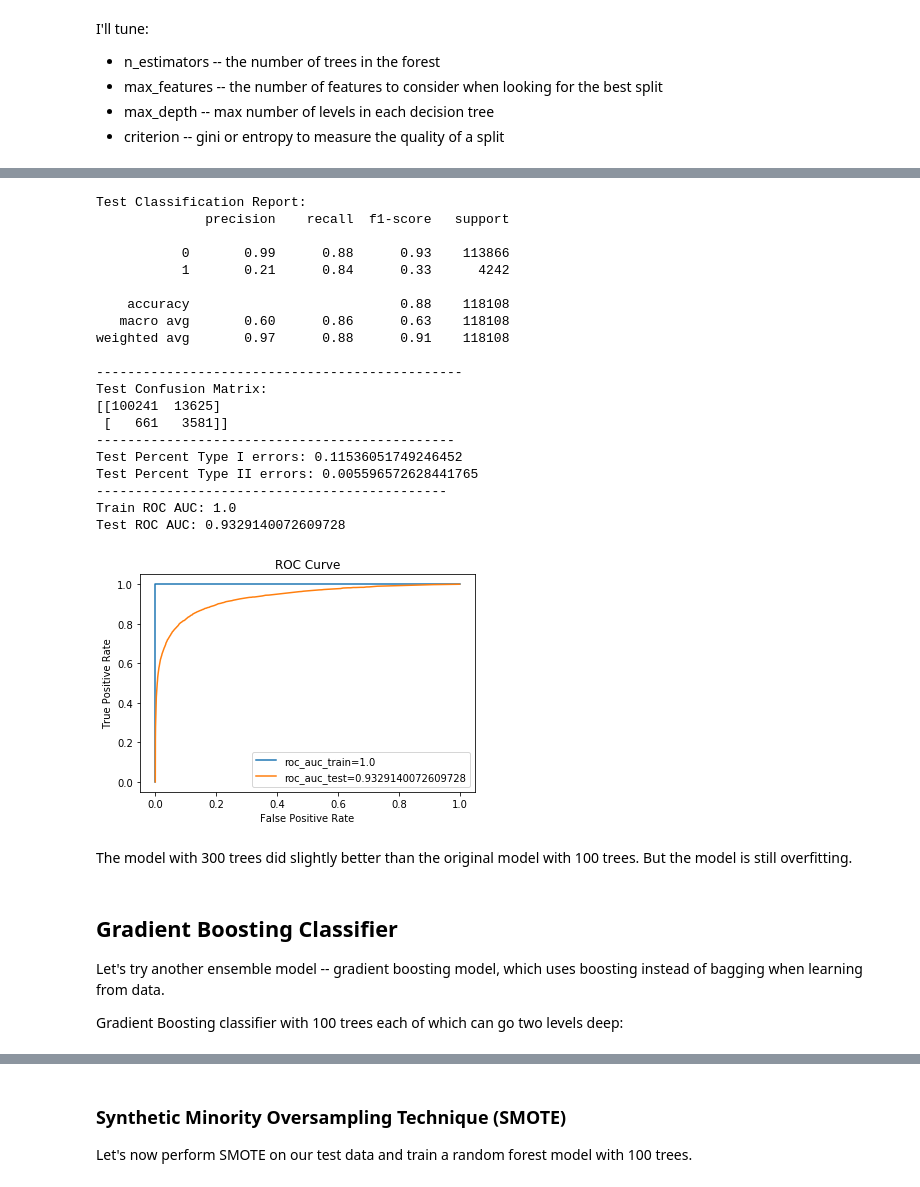
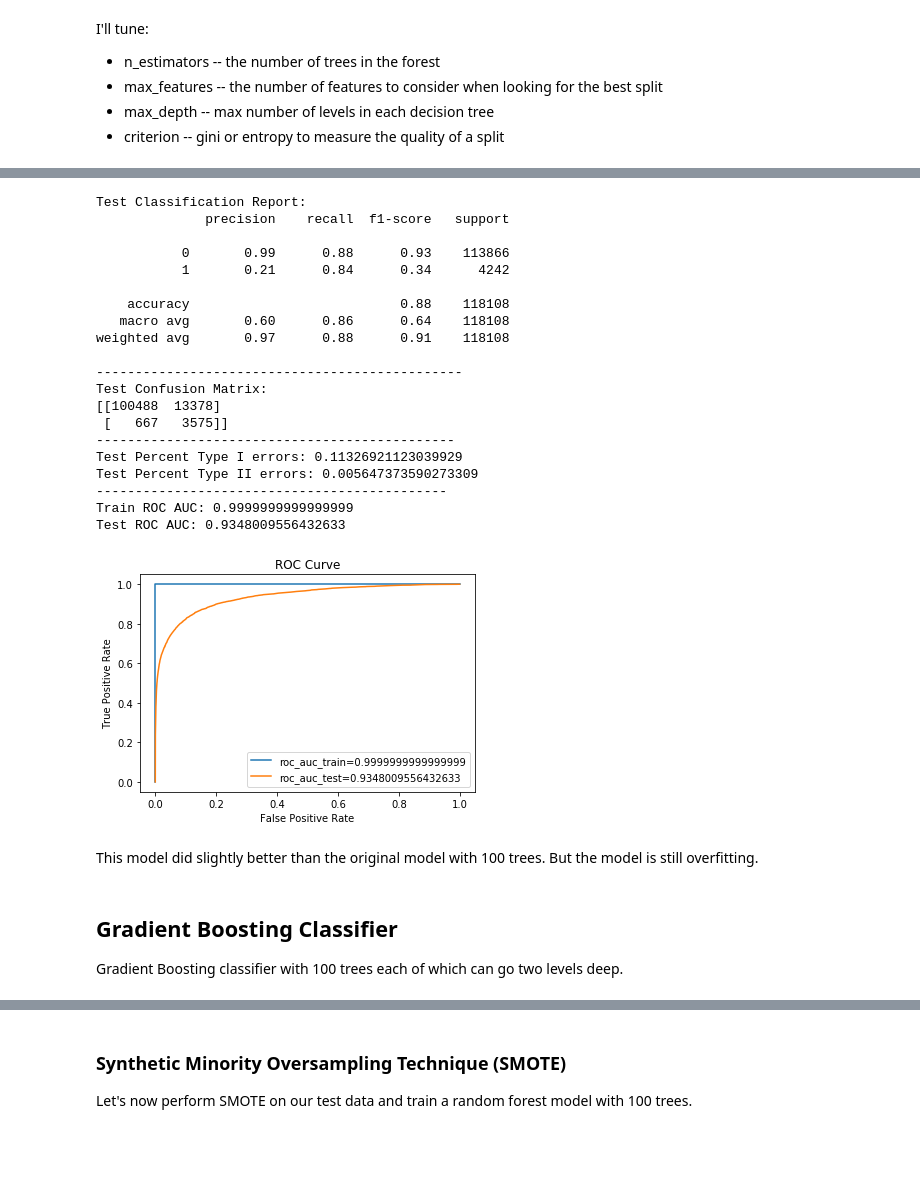
Before and after one commit to anikoloff/fraud_detection, a Jupyter notebook: fraud_detection.ipynb, the cells around one changed output, grey strips where cells are left out. Drawn from its saved outputs; the diff is of its cells as text; code cells hidden in the pictures; blank space fills up the shorter version.

```diff
--- a/fraud_detection.ipynb
+++ b/fraud_detection.ipynb
@@ -839,7 +791,0 @@ Baseline model: Logistic Regression with regularization parameter C=0.01 to addr
-# %%
-# train:
-logreg = LogisticRegression(C=0.01, solver='liblinear')
-logreg.fit(X_train,y_train)
-
-# evaluate:
-evaluate(logreg, y_train, y_pred_train, y_test, y_pred_test)
@@ -981,24 +902,0 @@ Let's retrain the model after dropping unimportant features.
-# %%
-# retrain the model with less features based on feature importance:
-df_train2 = df_train.drop(['addr2','C3', 'M1','M2', 'M3','M7',
-                           'M8','M9','id_01','id_05','id_06',
-                           'id_11','id_12','id_13','id_15','id_16', 'id_19',
-                           'id_28','id_35', 'id_36','id_37','id_38',
-                           'DeviceType','DeviceInfo'], axis=1)
-
-# split dataset into train and test sets:
-y_train=df_train2['isFraud']
-X_train,X_test,y_train,y_test=train_test_split(df_train2.drop('isFraud',axis=1),
-                                               y_train,
-                                               test_size=.2,
-                                               random_state=42)
-# undersample the majority class:
-rus = RandomUnderSampler(random_state=42)
-X_train, y_train = rus.fit_sample(X_train, y_train)
-
-# train the model:
-rfc2 = RandomForestClassifier(n_estimators=100)
-rfc2.fit(X_train, y_train)
-
-# evaluate:
-evaluate(rfc2, y_train, y_pred_train, y_test, y_pred_test)
@@ -1058,10 +931,10 @@ I'll tune:
 - max_depth  -- max number of levels in each decision tree
 - criterion -- gini or entropy to measure the quality of a split
 # %%
-# create parameter grid:
+# Create parameter grid.
 param_grid = {
     'max_depth': [None, 80, 100],
-    'max_features': ['auto', 2],
+    'max_features': ['auto', 4],
     'n_estimators': [100, 300, 1000],
     'criterion':['gini','entropy']
 }
@@ -1084,42 +957,40 @@ Fitting 3 folds for each of 36 candidates, totalling 108 fits
 # %%
-# train random forest with best parameters:
-rfc4 = RandomForestClassifier(criterion='gini',
+# Train random forest with best parameters.
+rfc4 = RandomForestClassifier(criterion='entropy',
                              max_depth=80,
                              max_features='auto',
-                             n_estimators=300)
+                             n_estimators=1000)
 
 rfc4.fit(X_train, y_train)
 
-# evaluate:
-evaluate(rfc4, y_train, y_pred_train, y_test, y_pred_test)
+# Evaluate.
+evaluate(rfc4)
 # %% [output]
 Test Classification Report:
               precision    recall  f1-score   support
 
            0       0.99      0.88      0.93    113866
-           1       0.21      0.84      0.33      4242
+           1       0.21      0.84      0.34      4242
 
     accuracy                           0.88    118108
-   macro avg       0.60      0.86      0.63    118108
+   macro avg       0.60      0.86      0.64    118108
 weighted avg       0.97      0.88      0.91    118108
 
 -----------------------------------------------
 Test Confusion Matrix:
-[[100241  13625]
- [   661   3581]]
+[[100488  13378]
+ [   667   3575]]
 ----------------------------------------------
-Test Percent Type I errors: 0.11536051749246452
-Test Percent Type II errors: 0.005596572628441765
+Test Percent Type I errors: 0.11326921123039929
+Test Percent Type II errors: 0.005647373590273309
 ---------------------------------------------
-Train ROC AUC: 1.0
-Test ROC AUC: 0.9329140072609728
+Train ROC AUC: 0.9999999999999999
+Test ROC AUC: 0.9348009556432633
-[figure, old version]
+[figure, new version]
 # %% [markdown]
-The model with 300 trees did slightly better than the original model with 100 trees. But the model is still overfitting.
+This model did slightly better than the original model with 100 trees. But the model is still overfitting.
 # %% [markdown]
 ## Gradient Boosting Classifier
 
-Let's try another ensemble model -- gradient boosting model, which uses boosting instead of bagging when learning from data.
-
-Gradient Boosting classifier with 100 trees each of which can go two levels deep:
+Gradient Boosting classifier with 100 trees each of which can go two levels deep.
 # %%
```
Also changed, not shown: parts of 98 cells of this notebook.
